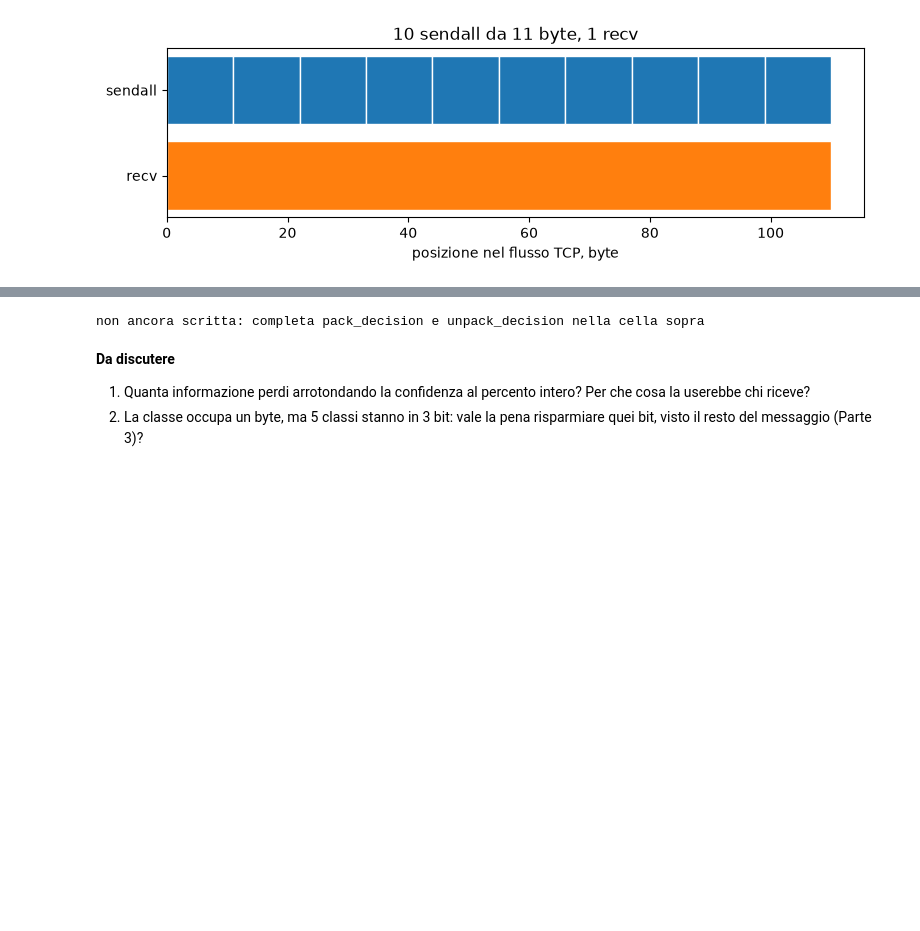
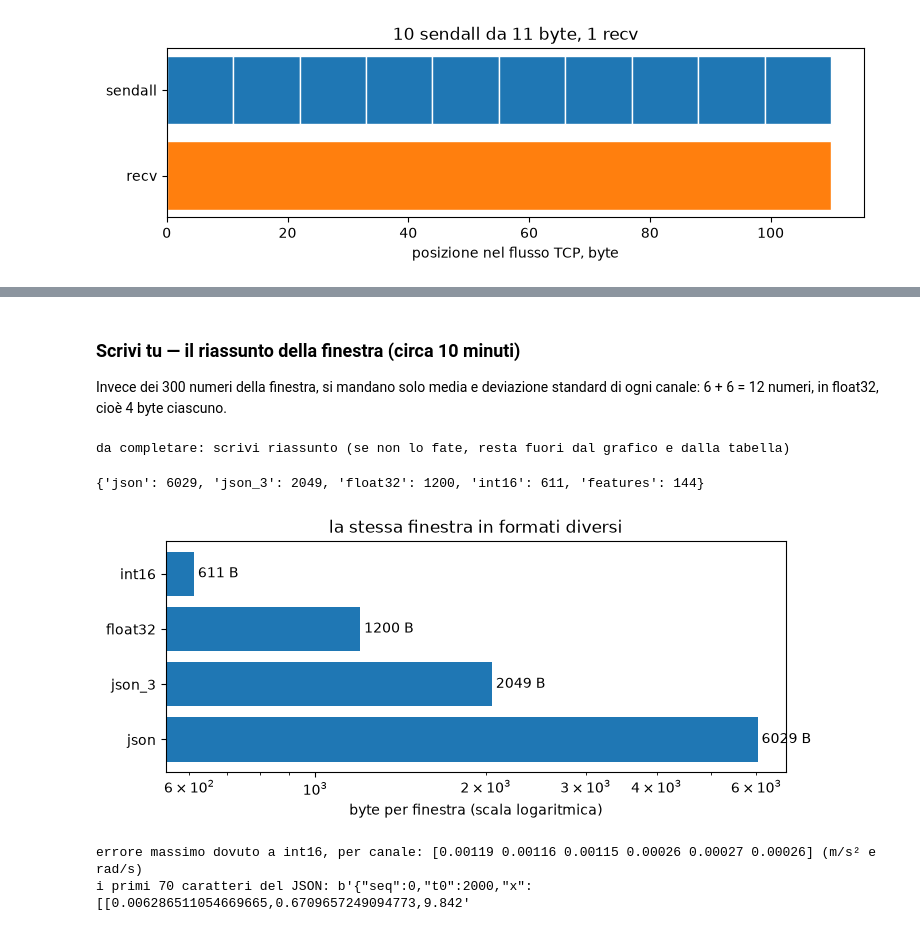
Before and after one commit to MarcoEsposito890/iomt-labs-students, a Jupyter notebook: labs/lab01_mqtt.ipynb, the cells around one changed output, grey strips where cells are left out. Saved outputs shown, nothing was run; the diff lists cells and outputs as text; code cells hidden in the pictures; blank space fills up the shorter version.

```diff
--- a/labs/lab01_mqtt.ipynb
+++ b/labs/lab01_mqtt.ipynb
@@ -296,17 +232,54 @@ def unpack_decision(b):
+# %% [markdown]
+### Scrivi tu — il riassunto della finestra (circa 10 minuti)
+
+Invece dei 300 numeri della finestra, si mandano solo media e deviazione standard di ogni canale: 6 + 6 = 12 numeri, in float32, cioè 4 byte ciascuno.
 # %%
-# controllo: per t_ms = 123456, classe 2, confidenza 0,934 i 6 byte giusti sono 00 01 e2 40 02 5d
-# (123456 = 0x0001e240 su 4 byte; classe 2 = 0x02; 93 % = 0x5d)
-try:
-    b = pack_decision(123456, 2, 0.934)
-    print(b.hex(" "), "-> giusto" if b == bytes.fromhex("0001e240025d") else "-> diverso da 00 01 e2 40 02 5d")
-    print("e all'indietro:", unpack_decision(b))
-except NotImplementedError:
-    print("non ancora scritta: completa pack_decision e unpack_decision nella cella sopra")
+
+riassunto = None
+
+
+if riassunto is None:
+    print("da completare: scrivi riassunto (se non lo fate, resta fuori dal grafico e dalla tabella)")
+else:
+    # controllo: 48 byte, e rileggendoli si ritrovano le 6 medie
+    riletti = np.frombuffer(riassunto, dtype=">f4")
+    ok = len(riassunto) == 48 and np.allclose(riletti[:6], X.mean(axis=0), atol=1e-5)
+    print(len(riassunto), "byte ->", "giusto" if ok else "ricontrolla: servono 48 byte, prima le 6 medie")
 # %% [output]
-non ancora scritta: completa pack_decision e unpack_decision nella cella sopra
+da completare: scrivi riassunto (se non lo fate, resta fuori dal grafico e dalla tabella)
-# %% [markdown]
-**Da discutere**
-
-1. Quanta informazione perdi arrotondando la confidenza al percento intero? Per che cosa la userebbe chi riceve?
-2. La classe occupa un byte, ma 5 classi stanno in 3 bit: vale la pena risparmiare quei bit, visto il resto del messaggio (Parte 3)?
+# %%
+# 1. quanti byte occupa la stessa finestra in ogni formato
+# X è una finestra di dati: 50 campioni (1 s a 50 Hz) × 6 canali (3 assi dell'accelerometro, 3 del giroscopio).
+# encoding_sizes la scrive in vari formati e restituisce un dizionario  {nome del formato: quanti byte}.
+sizes = encoding_sizes(X, t0_ms, decimals=3)
+print(sizes) # vediamo cosa c'è dentro
+sizes.pop("features")  # pop toglie una voce dal dizionario: questo formato qui non ci serve
+
+# 2. il riassunto, se l'avete scritto nella cella sopra
+if riassunto is not None:
+    sizes["riassunto, 12 float32"] = len(riassunto)   # 12 numeri × 4 byte = 48 byte
+
+# 3. il grafico
+nomi = list(sizes.keys())                # i nomi dei formati
+byte = list(sizes.values())              # i byte di ciascuno, nello stesso ordine
+fig, ax = plt.subplots(figsize=(8, 3))
+ax.barh(nomi, byte)                      # barh: barre orizzontali, una per formato
+ax.set_xscale("log")                     # scala logaritmica: i valori vanno da 48 a più di 6000
+ax.set(xlabel="byte per finestra (scala logaritmica)", title="la stessa finestra in formati diversi")
+for k, b in enumerate(byte):             # enumerate dà la posizione k e il valore b
+    ax.text(b, k, f" {b} B", va="center")   # scrive il numero accanto alla barra k
+plt.show()
+
+#  4. che cosa si perde con int16, e com'è fatto il JSON
+# pack_window scrive la finestra in int16 (2 byte a numero); unpack_window la rilegge.
+# unpack_window restituisce tre cose; a noi serve solo la terza, i dati: le altre due le mettiamo in _ (un nome per «non serve»)
+_, _, X_riletta = unpack_window(pack_window(0, t0_ms, X))
+errore = np.abs(X_riletta - X).max(axis=0)
+print("errore massimo dovuto a int16, per canale:", errore.round(5), "(m/s² e rad/s)")
+print("i primi 70 caratteri del JSON:", encode_json(0, t0_ms, X)[:70])   # [:70]: i primi 70 caratteri
+# %% [output]
+{'json': 6029, 'json_3': 2049, 'float32': 1200, 'int16': 611, 'features': 144}
+[figure, added]
+errore massimo dovuto a int16, per canale: [0.00119 0.00116 0.00115 0.00026 0.00027 0.00026] (m/s² e rad/s)
+i primi 70 caratteri del JSON: b'{"seq":0,"t0":2000,"x":[[0.006286511054669665,0.6709657249094773,9.842'
 # %% [markdown]
```
Also changed, not shown: parts of 24 cells of this notebook, 1 other file.
